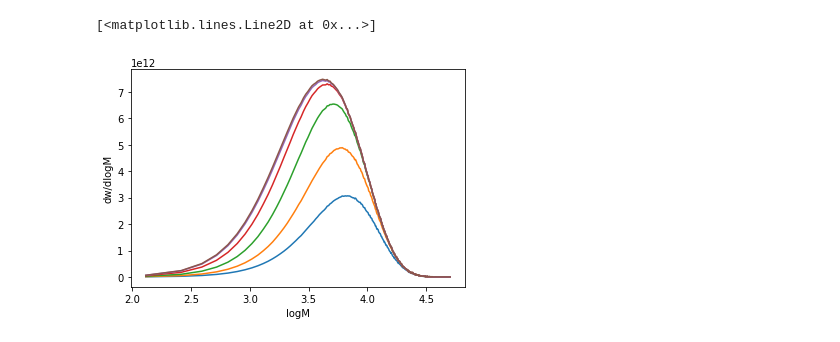
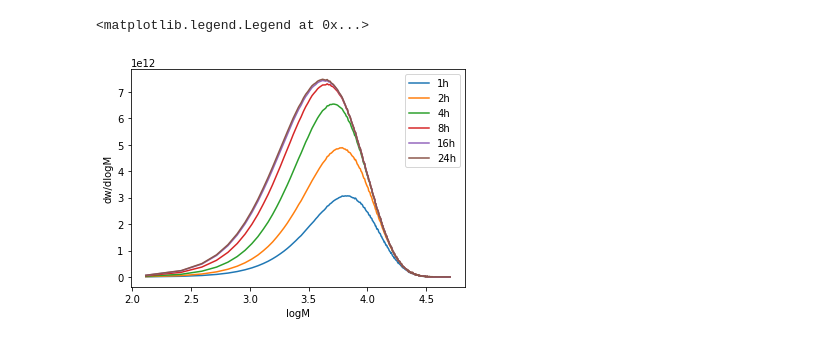
Before and after one commit to sbednarz/frp01, a Jupyter notebook: report.ipynb, the cells around one changed output. Saved outputs shown, nothing was run; the diff lists cells and outputs as text; code cells hidden in the pictures.

```diff
--- a/report.ipynb
+++ b/report.ipynb
@@ -13,41 +13,46 @@ def w(cld):
 def logM(cld):
     return np.log10(cld[:,0]*M_IA)
 
-
+# powtórzenie 1
 aD1h = np.loadtxt('01/D.3.60000000000000e+03.cld', skiprows=3)
 aD2h = np.loadtxt('01/D.7.20000000000000e+03.cld', skiprows=3)
 aD4h = np.loadtxt('01/D.1.44000000000000e+04.cld', skiprows=3)
 aD8h = np.loadtxt('01/D.2.88000000000000e+04.cld', skiprows=3)
 aD16h = np.loadtxt('01/D.5.76000000000000e+04.cld', skiprows=3)
 aD24h = np.loadtxt('01/D.8.64000000000000e+04.cld', skiprows=3)
 
+# powtórzenie 2
 bD1h = np.loadtxt('02/D.3.60000000000000e+03.cld', skiprows=3)
 bD2h = np.loadtxt('02/D.7.20000000000000e+03.cld', skiprows=3)
 bD4h = np.loadtxt('02/D.1.44000000000000e+04.cld', skiprows=3)
 bD8h = np.loadtxt('02/D.2.88000000000000e+04.cld', skiprows=3)
 bD16h = np.loadtxt('02/D.5.76000000000000e+04.cld', skiprows=3)
 bD24h = np.loadtxt('02/D.8.64000000000000e+04.cld', skiprows=3)
 
+# powtórzenie 3
 cD1h = np.loadtxt('03/D.3.60000000000000e+03.cld', skiprows=3)
 cD2h = np.loadtxt('03/D.7.20000000000000e+03.cld', skiprows=3)
 cD4h = np.loadtxt('03/D.1.44000000000000e+04.cld', skiprows=3)
 cD8h = np.loadtxt('03/D.2.88000000000000e+04.cld', skiprows=3)
 cD16h = np.loadtxt('03/D.5.76000000000000e+04.cld', skiprows=3)
 cD24h = np.loadtxt('03/D.8.64000000000000e+04.cld', skiprows=3)
 
 
 
 
 plt.xlabel('logM')
 plt.ylabel('dw/dlogM')
-plt.plot(logM(aD1h), w(aD1h))
+
+plt.plot(logM(aD1h), w(aD1h), label='1h')
 #plt.plot(logM(bD1h), w(bD1h))
 #plt.plot(logM(cD1h), w(cD1h))
-plt.plot(logM(aD2h), w(aD2h))
-plt.plot(logM(aD4h), w(aD4h))
-plt.plot(logM(aD8h), w(aD8h))
-plt.plot(logM(aD16h), w(aD16h))
-plt.plot(logM(aD24h), w(aD24h))
+
+plt.plot(logM(aD2h), w(aD2h), label='2h')
+plt.plot(logM(aD4h), w(aD4h), label='4h')
+plt.plot(logM(aD8h), w(aD8h), label='8h')
+plt.plot(logM(aD16h), w(aD16h), label='16h')
+plt.plot(logM(aD24h), w(aD24h), label='24h')
+plt.legend()
 # %% [output]
-[<matplotlib.lines.Line2D at 0x...>]
+<matplotlib.legend.Legend at 0x...>
-[figure, old version]
+[figure, new version]
```
